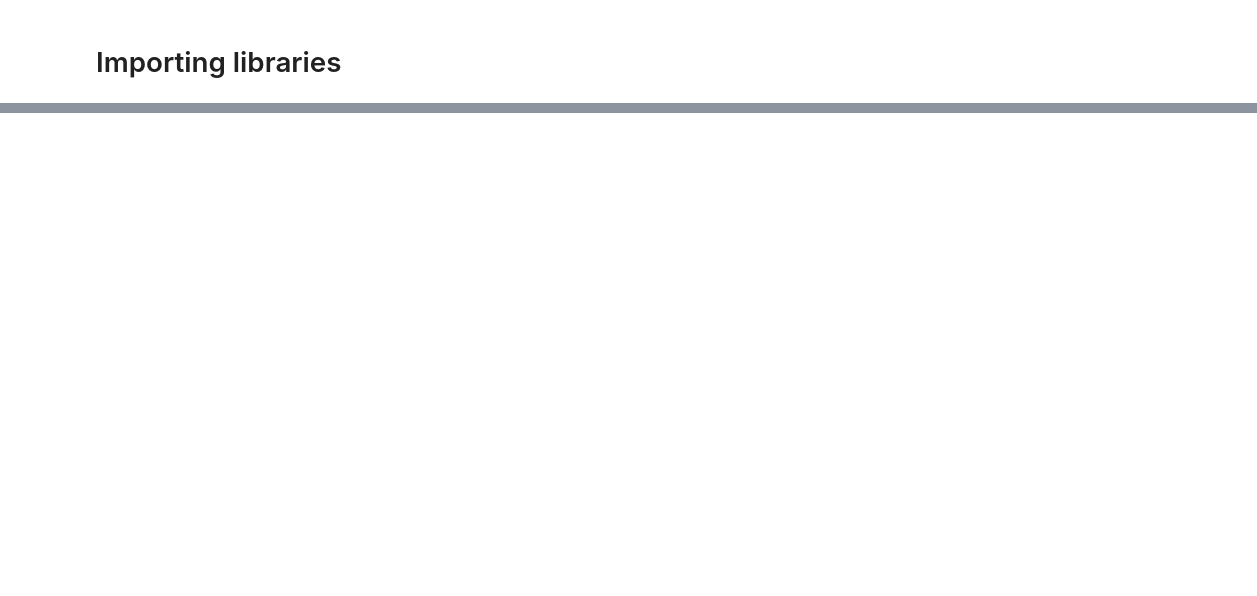
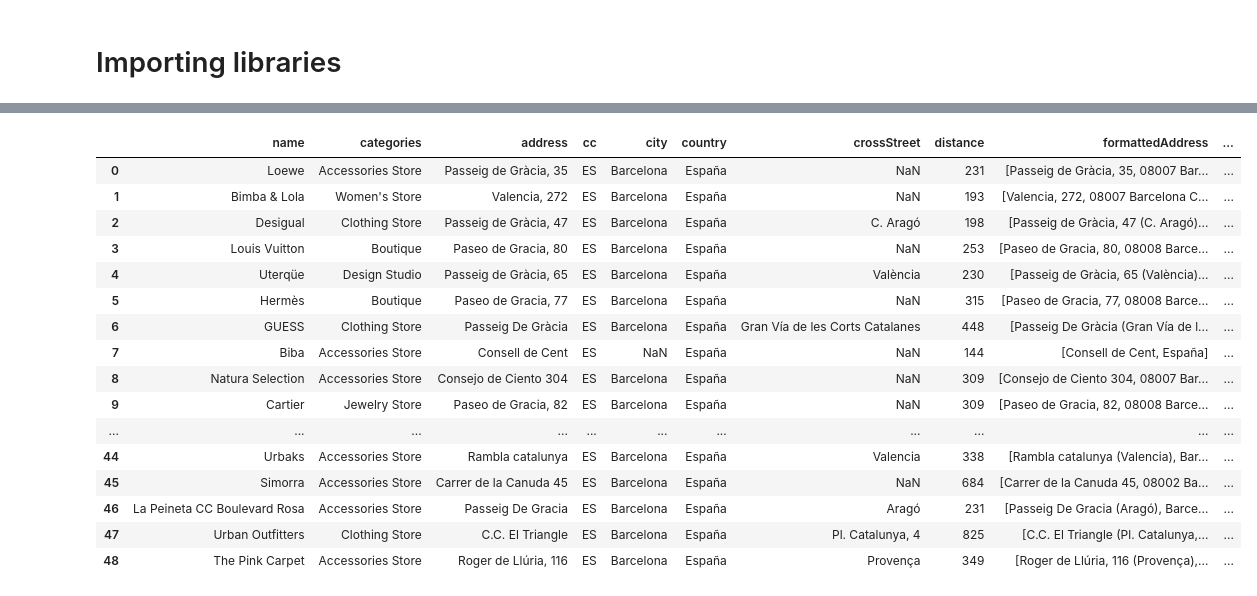
Before and after one commit to GUC83/github-coursera, a Jupyter notebook: the Battle of Neighborhoods.ipynb, the cells around one changed output, grey strips where cells are left out. Drawn from its saved outputs; the diff is of its cells as text; code cells hidden in the pictures; blank space fills up the shorter version.

Commit message:
Published from Watson Studio.

```diff
--- a/the Battle of Neighborhoods.ipynb
+++ b/the Battle of Neighborhoods.ipynb
@@ -87,0 +129,12 @@ Requirement already satisfied: six in /opt/conda/envs/Python36/lib/python3.6/sit
+# %%
+# Selecting my district
+My_district = Barna[Barna['District'].str.contains('Eixample', na = False)]
+My_district
+
+# Getting latitude and longitude of my district
+address = My_district['District'].values[0] + ', Barna'
+geolocator = Nominatim()
+location = geolocator.geocode(address)
+latitude = location.latitude
+longitude = location.longitude
+print('The geograpical coordinate of my district are {}, {}.'.format(latitude, longitude))
@@ -87,0 +161,8 @@ Requirement already satisfied: six in /opt/conda/envs/Python36/lib/python3.6/sit
+# %%
+# Date from foursquare
+CLIENT_ID = '50W2M4K3ZWEVPUIT5GFGACTGJW1L0MBD34ICNCDRRCAF1XOR' # your Foursquare ID
+CLIENT_SECRET = '1T4YYBZPYOIMVGGB5EE0QE05IDF3JY2ZCSMGSQGZDCLMPRDQ' # your Foursquare Secret
+VERSION = '20191206'
+print('Your credentails:')
+print('CLIENT_ID: ' + CLIENT_ID)
+print('CLIENT_SECRET:' + CLIENT_SECRET)
@@ -87,0 +173,61 @@ Requirement already satisfied: six in /opt/conda/envs/Python36/lib/python3.6/sit
+# %%
+# We choose to search by category with a 600m radius.
+radius = 600
+LIMIT = 100
+category_id = '4bf58dd8d48988d102951735' #ID for Accessory stores
+
+# Define the corresponding URL
+url = 'https://api.foursquare.com/v2/venues/search?client_id={}&client_secret={}&ll={},{}&v={}&categoryId={}&radius={}&limit={}'.format(CLIENT_ID, CLIENT_SECRET, latitude, longitude, VERSION, category_id, radius, LIMIT)
+
+# Send the GET Request
+results = requests.get(url).json()
+
+# Get relevant part of JSON and transform it into a pandas dataframe
+# assign relevant part of JSON to venues
+venues = results['response']['venues']
+
+# tranform venues into a dataframe
+dataframe = json_normalize(venues)
+dataframe.head()
+
+# keep only columns that include venue name, and anything that is associated with location
+filtered_columns = ['name', 'categories'] + [col for col in dataframe.columns if col.startswith('location.')] + ['id']
+dataframe_filtered = dataframe.loc[:, filtered_columns]
+
+# function that extracts the category of the venue
+def get_category_type(row):
+    try:
+        categories_list = row['categories']
+    except:
+        categories_list = row['venue.categories']
+
+    if len(categories_list) == 0:
+        return None
+    else:
+        return categories_list[0]['name']
+
+# filter the category for each row
+dataframe_filtered['categories'] = dataframe_filtered.apply(get_category_type, axis=1)
+
+# clean column names by keeping only last term
+dataframe_filtered.columns = [column.split('.')[-1] for column in dataframe_filtered.columns]
+
+dataframe_filtered
+# %% [output]
+|  | name | categories | address | cc | city | country | crossStreet | distance | formattedAddress | ... |
+| 0 | Loewe | Accessories Store | Passeig de Gràcia, 35 | ES | Barcelona | España | NaN | 231 | [Passeig de Gràcia, 35, 08007 Bar... | ... |
+| 1 | Bimba & Lola | Women's Store | Valencia, 272 | ES | Barcelona | España | NaN | 193 | [Valencia, 272, 08007 Barcelona C... | ... |
+| 2 | Desigual | Clothing Store | Passeig de Gràcia, 47 | ES | Barcelona | España | C. Aragó | 198 | [Passeig de Gràcia, 47 (C. Aragó)... | ... |
+| 3 | Louis Vuitton | Boutique | Paseo de Gracia, 80 | ES | Barcelona | España | NaN | 253 | [Paseo de Gracia, 80, 08008 Barce... | ... |
+| 4 | Uterqüe | Design Studio | Passeig de Gràcia, 65 | ES | Barcelona | España | València | 230 | [Passeig de Gràcia, 65 (València)... | ... |
+| 5 | Hermès | Boutique | Paseo de Gracia, 77 | ES | Barcelona | España | NaN | 315 | [Paseo de Gracia, 77, 08008 Barce... | ... |
+| 6 | GUESS | Clothing Store | Passeig De Gràcia | ES | Barcelona | España | Gran Vía de les Corts Catalanes | 448 | [Passeig De Gràcia (Gran Vía de l... | ... |
+| 7 | Biba | Accessories Store | Consell de Cent | ES | NaN | España | NaN | 144 | [Consell de Cent, España] | ... |
+| 8 | Natura Selection | Accessories Store | Consejo de Ciento 304 | ES | Barcelona | España | NaN | 309 | [Consejo de Ciento 304, 08007 Bar... | ... |
+| 9 | Cartier | Jewelry Store | Paseo de Gracia, 82 | ES | Barcelona | España | NaN | 309 | [Paseo de Gracia, 82, 08008 Barce... | ... |
+| ... | ... | ... | ... | ... | ... | ... | ... | ... | ... | ... |
+| 44 | Urbaks | Accessories Store | Rambla catalunya | ES | Barcelona | España | Valencia | 338 | [Rambla catalunya (Valencia), Bar... | ... |
+| 45 | Simorra | Accessories Store | Carrer de la Canuda 45 | ES | Barcelona | España | NaN | 684 | [Carrer de la Canuda 45, 08002 Ba... | ... |
+| 46 | La Peineta CC Boulevard Rosa | Accessories Store | Passeig De Gracia | ES | Barcelona | España | Aragó | 231 | [Passeig De Gracia (Aragó), Barce... | ... |
+| 47 | Urban Outfitters | Clothing Store | C.C. El Triangle | ES | Barcelona | España | Pl. Catalunya, 4 | 825 | [C.C. El Triangle (Pl. Catalunya,... | ... |
+| 48 | The Pink Carpet | Accessories Store | Roger de Llúria, 116 | ES | Barcelona | España | Provença | 349 | [Roger de Llúria, 116 (Provença),... | ... |
```
Also changed, not shown: parts of 33 cells of this notebook.
